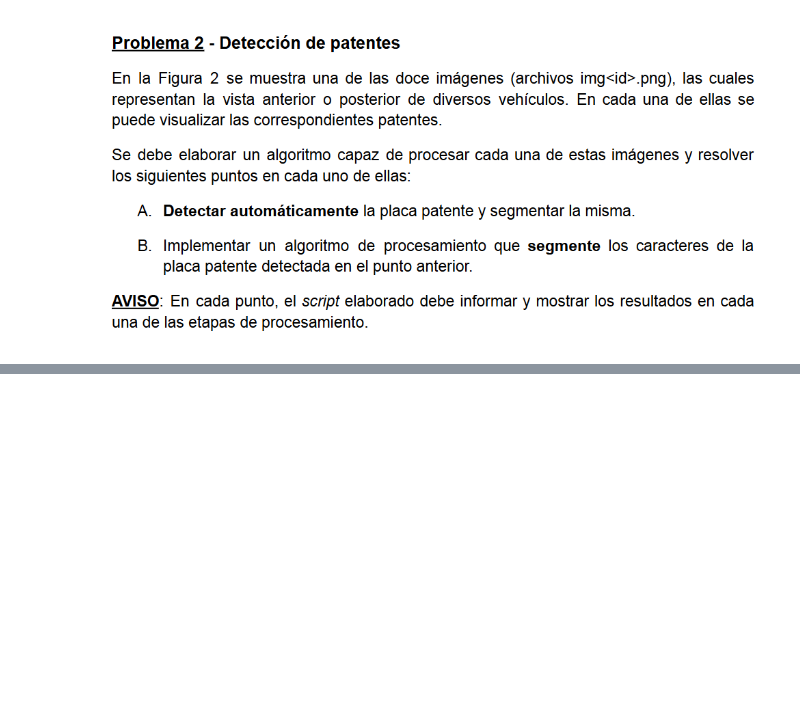
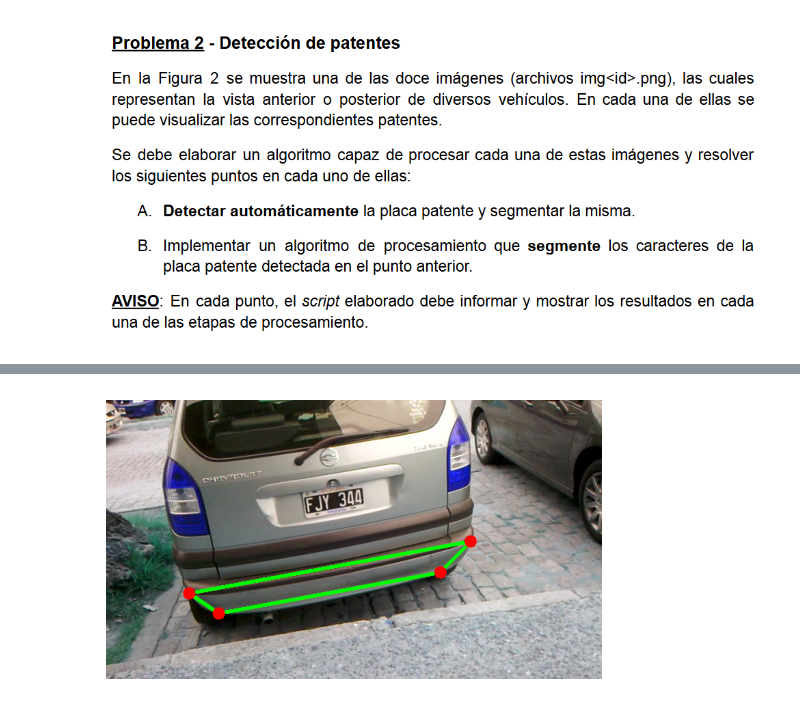
Before and after one commit to maxiromano/tp2_pdi_Molina_Romano, a Jupyter notebook: parte2.ipynb, the cells around one changed output, grey strips where cells are left out. Drawn from its saved outputs; the diff is of its cells as text; code cells hidden in the pictures; blank space fills up the shorter version.

```diff
--- a/parte2.ipynb
+++ b/parte2.ipynb
@@ -2,0 +102,78 @@
+# %%
+def detectar_patente_por_contorno(ruta_imagen):
+    """
+    Detecta la patente buscando el contorno cuadrangular con el aspect ratio correcto,
+    sin usar coordenadas ROI manuales.
+    """
+    print(f"Procesando imagen: {ruta_imagen}")
+
+    # 1. Cargar la imagen
+    img = cv2.imread(ruta_imagen)
+
+    if img is None:
+        print(f"Error: No se pudo cargar la imagen en la ruta: {os.path.abspath(ruta_imagen)}")
+        return
+
+    # --- Preprocesamiento para Resaltar Bordes ---
+    gray = cv2.cvtColor(img, cv2.COLOR_BGR2GRAY)
+
+    # Filtro Bilateral: Suaviza la imagen manteniendo los bordes nítidos (importante para contornos)
+    filtered = cv2.bilateralFilter(gray, 11, 17, 17)
+
+    # Canny Edge Detection: Encuentra bordes fuertes
+    edged = cv2.Canny(filtered, 70, 200)
+
+    # 2. Encontrar Contornos
+    # Usamos la imagen con los bordes (edged) para encontrar figuras cerradas.
+    contours, _ = cv2.findContours(edged.copy(), cv2.RETR_TREE, cv2.CHAIN_APPROX_SIMPLE)
+
+    # Ordenar los contornos por área descendente
+    contours = sorted(contours, key=cv2.contourArea, reverse=True)
+
+    patente_contorno = None
+
+    # 3. Iterar y Encontrar la Matrícula por Forma y Aspect Ratio
+    # Iteramos sobre los contornos más grandes primero.
+    for c in contours:
+        # Aproximar el contorno a un polígono (ej. rectángulo, pentágono, etc.)
+        perimeter = cv2.arcLength(c, True)
+
+        # 0.02 * perimeter es la precisión. Si el contorno es casi rectangular,
+        # esta aproximación debería darnos 4 vértices.
+        approx = cv2.approxPolyDP(c, 0.02 * perimeter, True)
+
+        # Si la forma tiene 4 vértices (un cuadrilátero)
+        if len(approx) == 4:
+            x, y, w, h = cv2.boundingRect(approx)
+
+            # Calcular el Aspect Ratio (Ancho / Alto)
+            aspect_ratio = w / float(h)
+
+            # Filtramos por Aspect Ratio típico de una patente (típicamente entre 3.5 a 5.5)
+            # También filtramos por un tamaño mínimo razonable (ej. w > 50) para ignorar pequeños ruidos.
+            if (3.5 <= aspect_ratio <= 5.5) and (w > 60):
+                patente_contorno = approx
+                break # ¡Encontramos el objeto!
+
+    # 4. Dibujar el resultado final
+    img_final = img.copy()
+    if patente_contorno is not None:
+
+        # Dibujar el contorno (líneas verdes)
+        cv2.drawContours(img_final, [patente_contorno], -1, (0, 255, 0), 3)
+
+        # Dibujar los 4 vértices (círculos rojos, son las esquinas de la patente)
+        for point in patente_contorno:
+             x, y = point[0]
+             cv2.circle(img_final, (x, y), 8, (255, 0, 0), -1)
+
+        print("Resultado: Patente detectada por forma y ratio. Vértices aislados.")
+    else:
+        print("Fallo: No se encontró un contorno rectangular con el ratio esperado.")
+
+    plt.imshow(img_final)
+    plt.axis('off')
+    plt.show()
+
+detectar_patente_por_contorno('img/img05.png')
+# %% [output]
@@ -2,0 +182 @@
+[figure, added]
```
Also changed, not shown: parts of 4 cells of this notebook.
